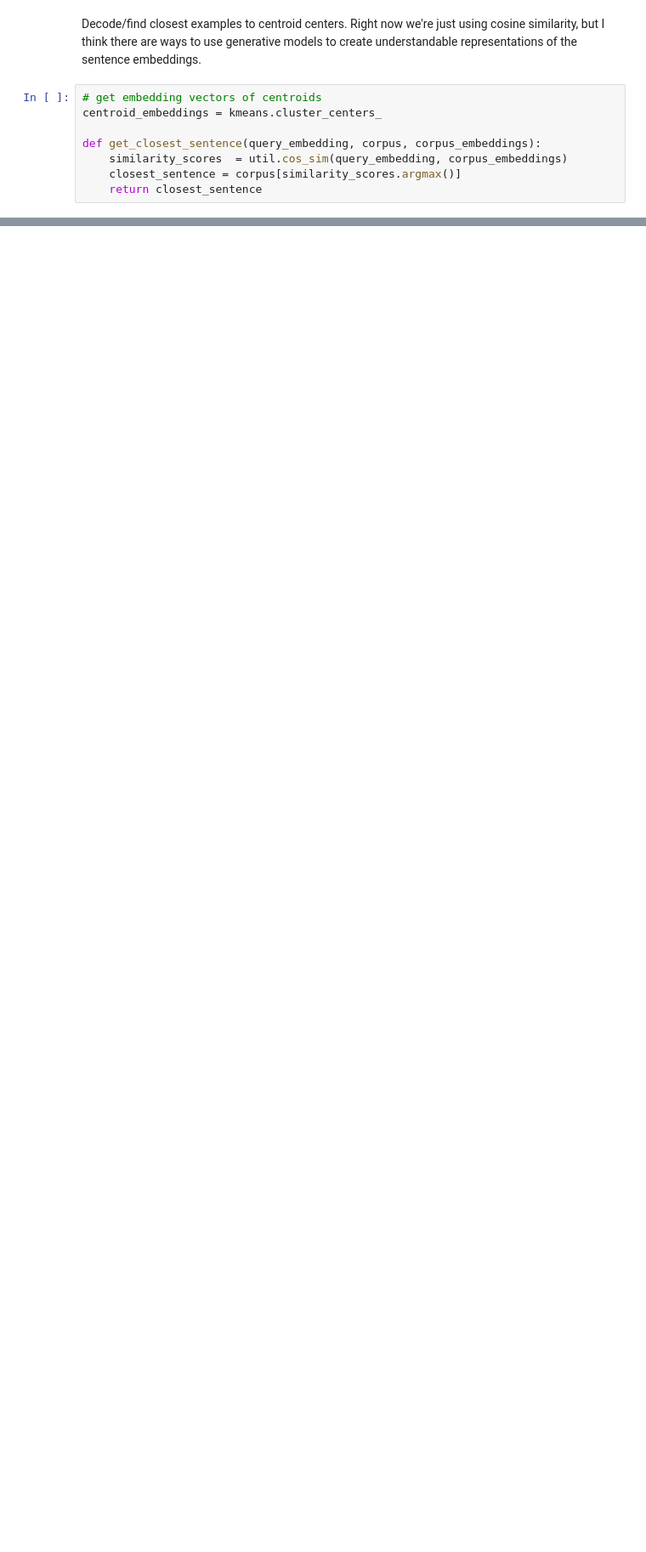
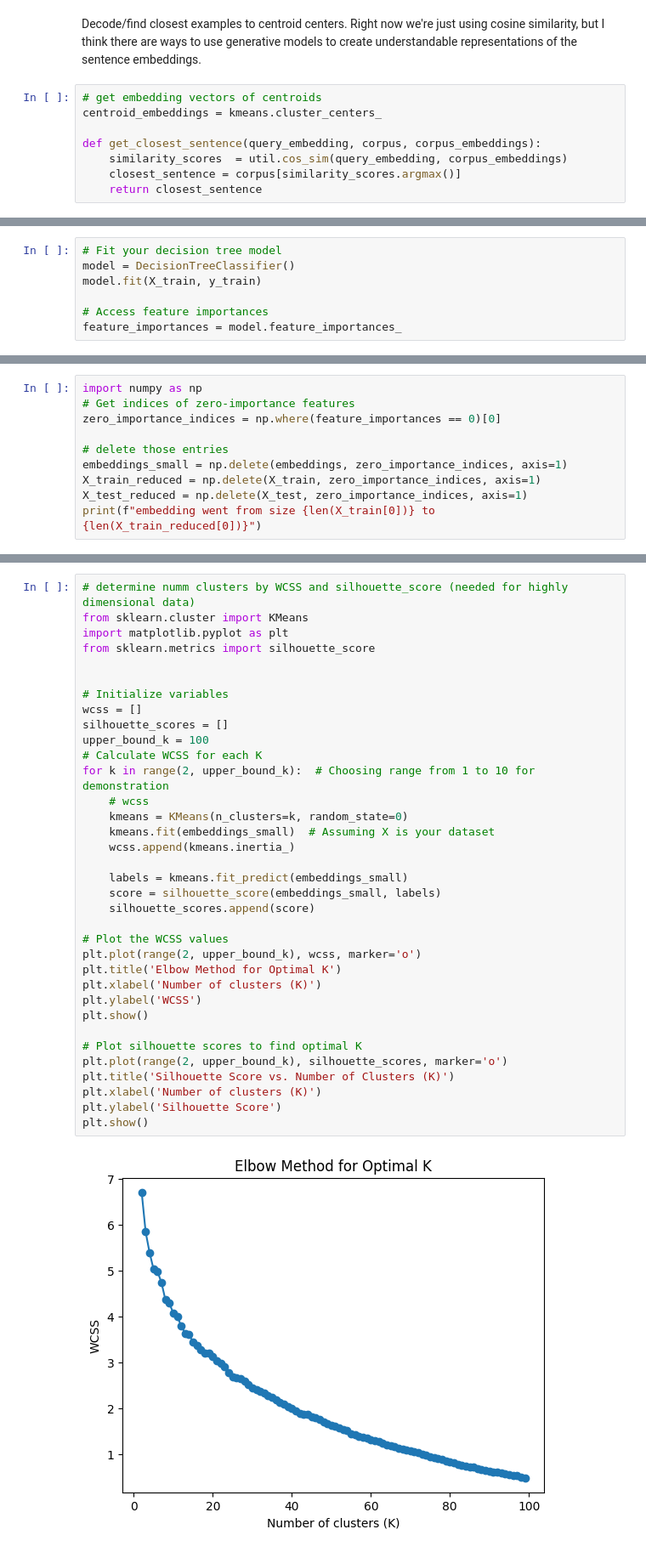
Before and after one commit to kerrlya/servicenow-clinic, a Jupyter notebook: basic_clustering.ipynb, the cells around one changed output, grey strips where cells are left out. Shown at 85% size. Drawn from its saved outputs; the diff is of its cells as text; blank space fills up the shorter version.

Commit message:
decision tree importances

```diff
--- a/basic_clustering.ipynb
+++ b/basic_clustering.ipynb
@@ -179,0 +221,7 @@ Customer Support Team
+# %%
+# Fit your decision tree model
+model = DecisionTreeClassifier()
+model.fit(X_train, y_train)
+
+# Access feature importances
+feature_importances = model.feature_importances_
@@ -179,0 +242,10 @@ Customer Support Team
+# %%
+import numpy as np
+# Get indices of zero-importance features
+zero_importance_indices = np.where(feature_importances == 0)[0]
+
+# delete those entries
+embeddings_small = np.delete(embeddings, zero_importance_indices, axis=1)
+X_train_reduced = np.delete(X_train, zero_importance_indices, axis=1)
+X_test_reduced = np.delete(X_test, zero_importance_indices, axis=1)
+print(f"embedding went from size {len(X_train[0])} to {len(X_train_reduced[0])}")
@@ -179,0 +277,37 @@ Customer Support Team
+# %%
+# determine numm clusters by WCSS and silhouette_score (needed for highly dimensional data)
+from sklearn.cluster import KMeans
+import matplotlib.pyplot as plt
+from sklearn.metrics import silhouette_score
+
+
+# Initialize variables
+wcss = []
+silhouette_scores = []
+upper_bound_k = 100
+# Calculate WCSS for each K
+for k in range(2, upper_bound_k):  # Choosing range from 1 to 10 for demonstration
+    # wcss
+    kmeans = KMeans(n_clusters=k, random_state=0)
+    kmeans.fit(embeddings_small)  # Assuming X is your dataset
+    wcss.append(kmeans.inertia_)
+
+    labels = kmeans.fit_predict(embeddings_small)
+    score = silhouette_score(embeddings_small, labels)
+    silhouette_scores.append(score)
+
+# Plot the WCSS values
+plt.plot(range(2, upper_bound_k), wcss, marker='o')
+plt.title('Elbow Method for Optimal K')
+plt.xlabel('Number of clusters (K)')
+plt.ylabel('WCSS')
+plt.show()
+
+# Plot silhouette scores to find optimal K
+plt.plot(range(2, upper_bound_k), silhouette_scores, marker='o')
+plt.title('Silhouette Score vs. Number of Clusters (K)')
+plt.xlabel('Number of clusters (K)')
+plt.ylabel('Silhouette Score')
+plt.show()
+# %% [output]
+[figure, added]
```
Also changed, not shown: parts of 20 cells of this notebook.
